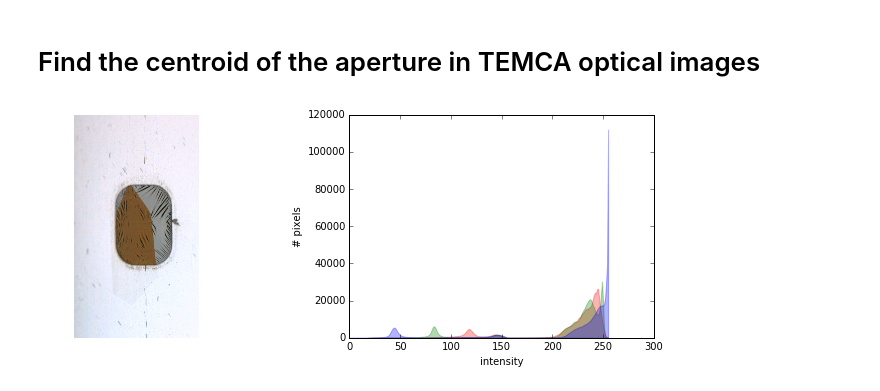
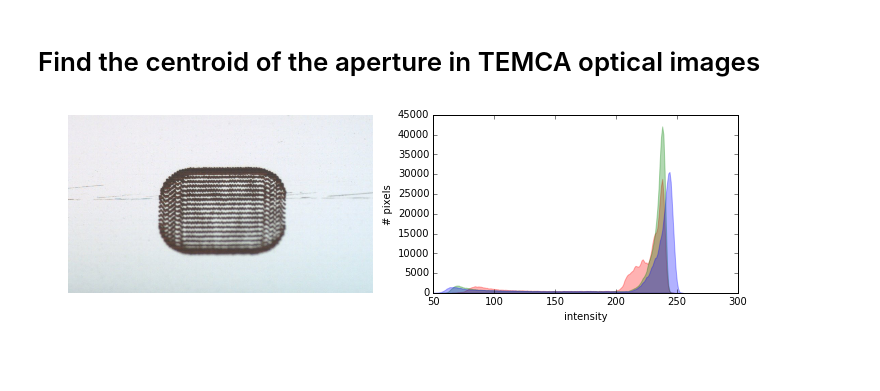
Before and after one commit to jaybo/Python-Notebooks, a Jupyter notebook: TEMCA/OpticalCentroid.ipynb, the cells around one changed output. Cells and saved outputs as stored; diff of their text form; code cells hidden in the pictures; blank space fills up the shorter version.

Commit message:
Updated OpticalCentroid for new image dimensions

```diff
--- a/TEMCA/OpticalCentroid.ipynb
+++ b/TEMCA/OpticalCentroid.ipynb
@@ -22,16 +22,16 @@ from toolbox.TAO.taoDB import TAOdb
 # %%
 tao =  TAO()
 taoDB = TAOdb()
-url = taoDB.get_aperture_image_url('donaldtrump', 'test1', '000040')
+#url = taoDB.get_aperture_image_url('donaldtrump', 'test1', '000040')
+url = r"\\AIBSDATA2\nc-em\adamb\atumDevelopment\tapeRuns\20160923\sectionImagesFromStack\239849_7R_cut201609230000.jpg"
 im = io.imread(url)
 # %%
 # crop the image to the interesting part
-xoff = 700
-imc = im[:, xoff:1300, :]
+imc = im[350:, 100:1000, :]
 imgray = color.rgb2gray(imc)
 skdemo.imshow_with_histogram(imc);
 # %% [output]
-[figure, old version]
+[figure, new version]
 # %%
 # threshold
 threshold = filters.threshold_otsu(imgray)
```
Also changed, not shown: parts of 1 cell of this notebook, 1 other file.
